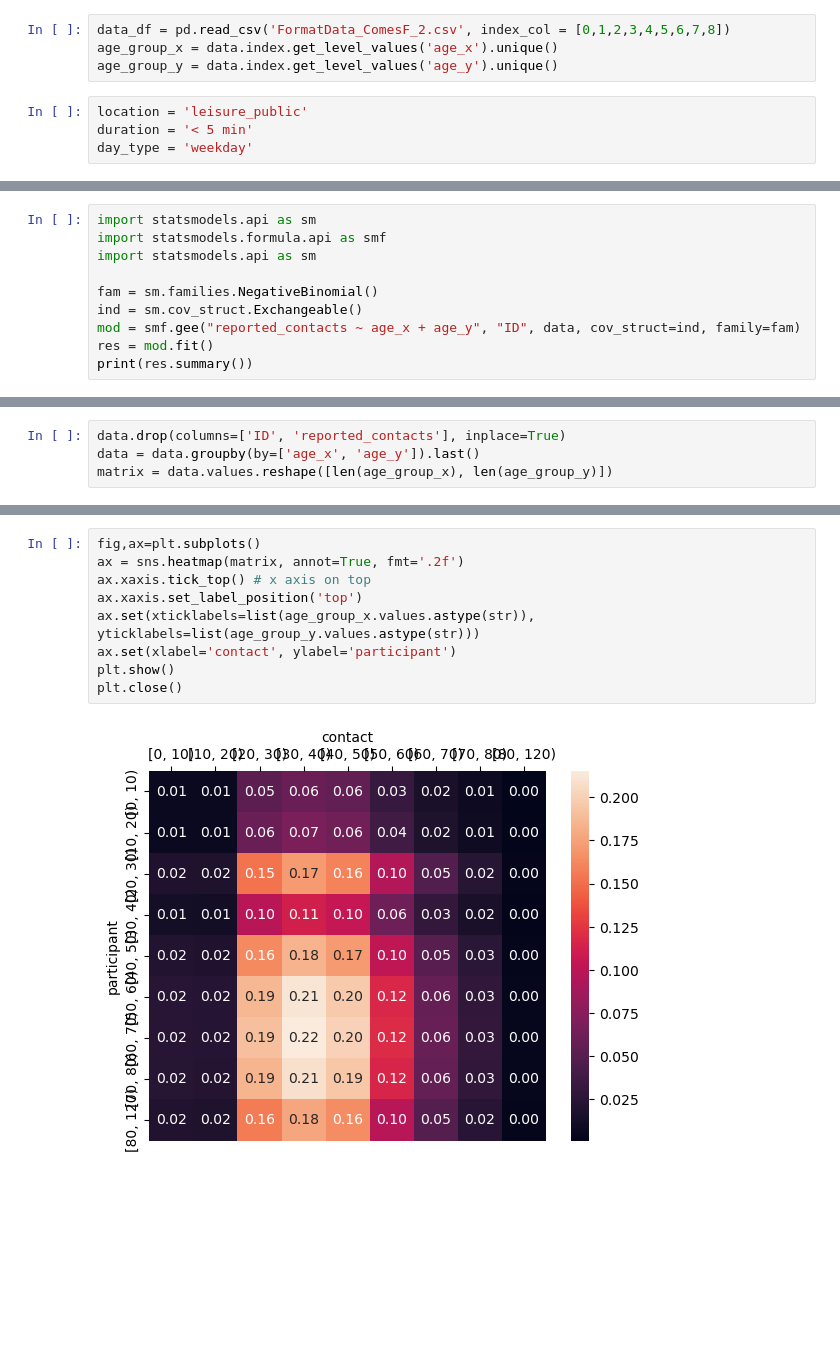
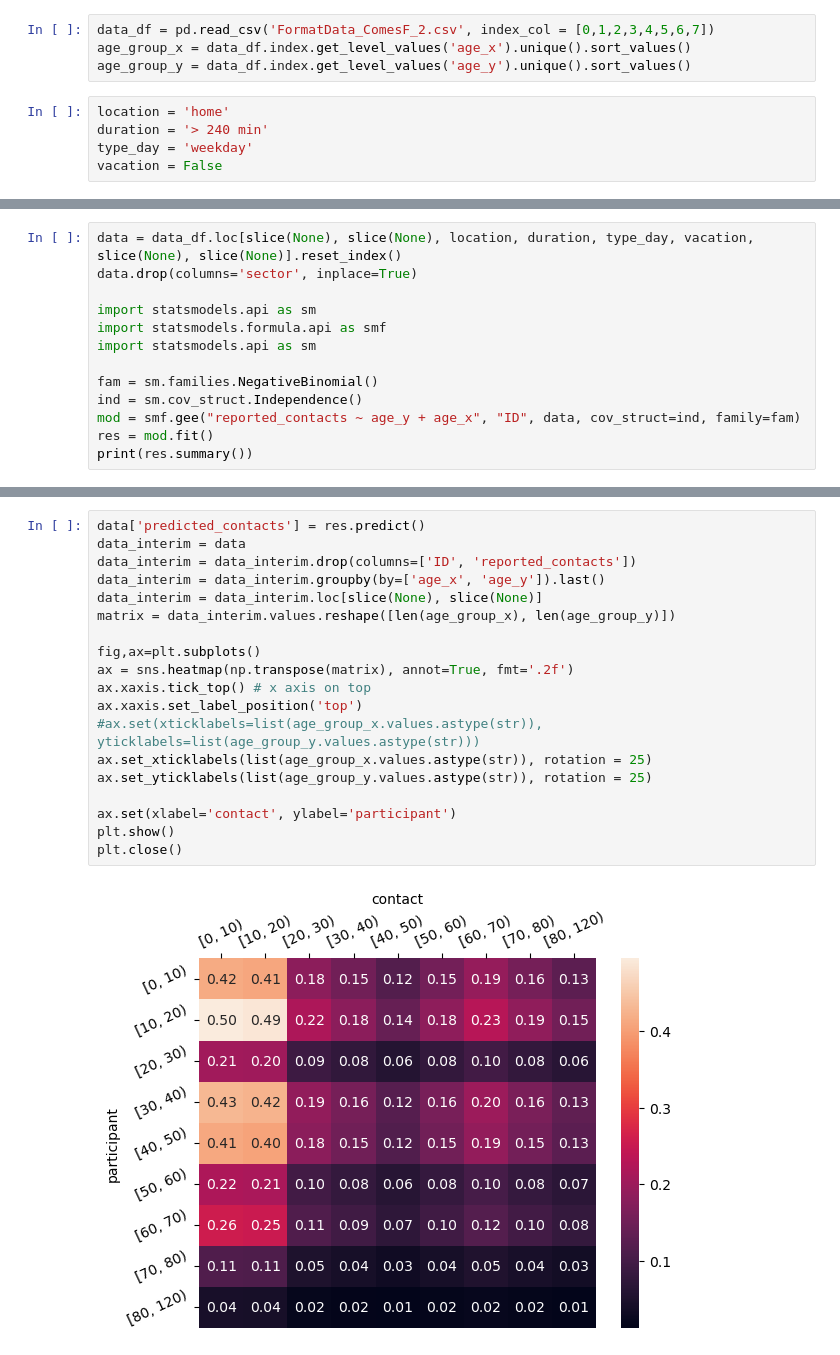
Before and after one commit to twallema/pyIEEM, a Jupyter notebook: data/raw/epi/contacts/matrices/FR/Untitled.ipynb, the cells around one changed output, grey strips where cells are left out. Drawn from its saved outputs; the diff is of its cells as text; blank space fills up the shorter version.

```diff
--- a/data/raw/epi/contacts/matrices/FR/Untitled.ipynb
+++ b/data/raw/epi/contacts/matrices/FR/Untitled.ipynb
@@ -4,10 +5,11 @@ import seaborn as sns
 import matplotlib.pyplot as plt
 from pyIEEM.data.utils import to_pd_interval
 # %%
-data_df = pd.read_csv('FormatData_ComesF_2.csv', index_col = [0,1,2,3,4,5,6,7,8])
-age_group_x = data.index.get_level_values('age_x').unique()
-age_group_y = data.index.get_level_values('age_y').unique()
+data_df = pd.read_csv('FormatData_ComesF_2.csv', index_col = [0,1,2,3,4,5,6,7])
+age_group_x = data_df.index.get_level_values('age_x').unique().sort_values()
+age_group_y = data_df.index.get_level_values('age_y').unique().sort_values()
 # %%
-location = 'leisure_public'
-duration = '< 5 min'
-day_type = 'weekday'
+location = 'home'
+duration = '> 240 min'
+type_day = 'weekday'
+vacation = False
@@ -17,11 +16,14 @@ data.drop(columns='sector', inplace=True)
 # %%
+data = data_df.loc[slice(None), slice(None), location, duration, type_day, vacation, slice(None), slice(None)].reset_index()
+data.drop(columns='sector', inplace=True)
+
 import statsmodels.api as sm
 import statsmodels.formula.api as smf
 import statsmodels.api as sm
 
 fam = sm.families.NegativeBinomial()
-ind = sm.cov_struct.Exchangeable()
-mod = smf.gee("reported_contacts ~ age_x + age_y", "ID", data, cov_struct=ind, family=fam)
+ind = sm.cov_struct.Independence()
+mod = smf.gee("reported_contacts ~ age_y + age_x", "ID", data, cov_struct=ind, family=fam)
 res = mod.fit()
 print(res.summary())
 # %% [output]
@@ -47,4 +46,0 @@ data['predicted_contacts'] = res.predict()
-# %%
-data.drop(columns=['ID', 'reported_contacts'], inplace=True)
-data = data.groupby(by=['age_x', 'age_y']).last()
-matrix = data.values.reshape([len(age_group_x), len(age_group_y)])
@@ -72,11 +47,21 @@ array([[0.00670161, 0.00621931, 0.05251663, 0.05938867, 0.05530375,
 # %%
+data['predicted_contacts'] = res.predict()
+data_interim = data
+data_interim = data_interim.drop(columns=['ID', 'reported_contacts'])
+data_interim = data_interim.groupby(by=['age_x', 'age_y']).last()
+data_interim = data_interim.loc[slice(None), slice(None)]
+matrix = data_interim.values.reshape([len(age_group_x), len(age_group_y)])
+
 fig,ax=plt.subplots()
-ax = sns.heatmap(matrix, annot=True, fmt='.2f')
+ax = sns.heatmap(np.transpose(matrix), annot=True, fmt='.2f')
 ax.xaxis.tick_top() # x axis on top
 ax.xaxis.set_label_position('top')
-ax.set(xticklabels=list(age_group_x.values.astype(str)), yticklabels=list(age_group_y.values.astype(str)))
+#ax.set(xticklabels=list(age_group_x.values.astype(str)), yticklabels=list(age_group_y.values.astype(str)))
+ax.set_xticklabels(list(age_group_x.values.astype(str)), rotation = 25)
+ax.set_yticklabels(list(age_group_y.values.astype(str)), rotation = 25)
+
 ax.set(xlabel='contact', ylabel='participant')
 plt.show()
 plt.close()
 # %% [output]
-[figure, old version]
+[figure, new version]
```
Also changed, not shown: parts of 5 cells of this notebook, 1 other file.
